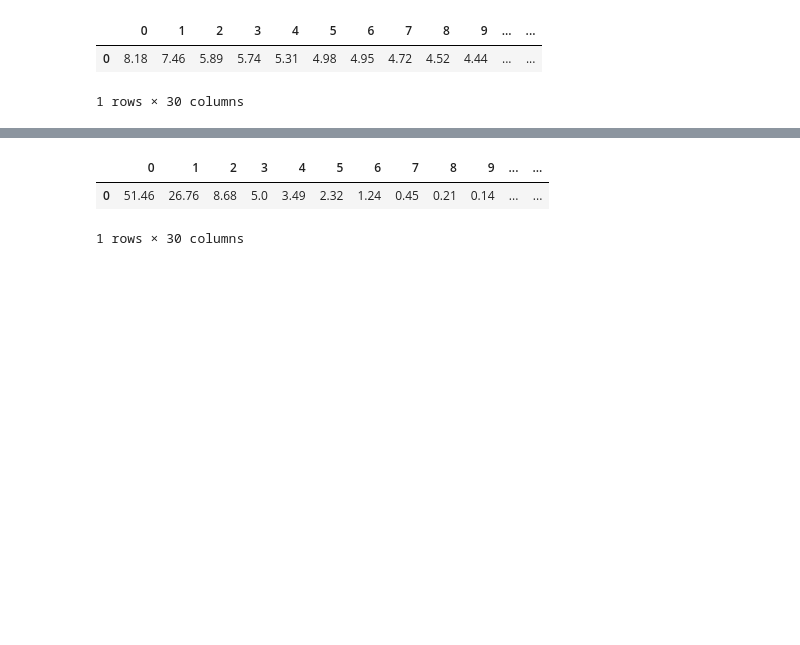
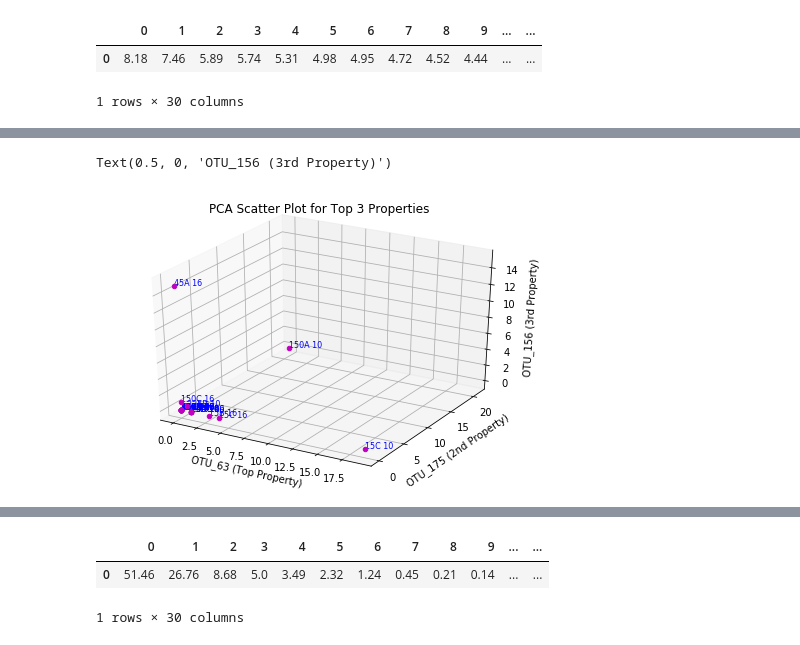
Before and after one commit to kaykrish/comab, a Jupyter notebook: oad_pca1_of_overall.ipynb, the cells around one changed output, grey strips where cells are left out. Cells and saved outputs as stored; diff of their text form; code cells hidden in the pictures; blank space fills up the shorter version.

```diff
--- a/oad_pca1_of_overall.ipynb
+++ b/oad_pca1_of_overall.ipynb
@@ -95,0 +293,7 @@ plt.show()
+# %%
+#Create DF of top ten species
+topten = pd.DataFrame(index=oad_cleaned.T.index,columns=list(sorted_ls.index)[190:200])
+for k in list(sorted_ls.index)[190:200]:
+    topten[k]=oad_cleaned.T[k]
+
+topten
@@ -95,0 +318,15 @@ plt.show()
+# %%
+# Make 3D Scatter Plot (of top 3 PCs) with labels of each point
+fig = plt.figure()
+ax = Axes3D(fig)
+for i in range(len(topten)):
+    x, y, z = topten.iloc[i]['OTU_63'], topten.iloc[i]['OTU_175'], topten.iloc[i]['OTU_156']
+    ax.scatter(x, y, z, color = 'm')
+    ax.text(x, y, z, '{0}'.format(topten.index[i]), size = 8, color = 'b')
+ax.set_title('PCA Scatter Plot for Top 3 Properties')
+ax.set_xlabel('OTU_63 (Top Property)')
+ax.set_ylabel('OTU_175 (2nd Property)')
+ax.set_zlabel('OTU_156 (3rd Property)')
+# %% [output]
+Text(0.5, 0, 'OTU_156 (3rd Property)')
+[figure, added]
```
Also changed, not shown: parts of 24 cells of this notebook, 3 other files.
